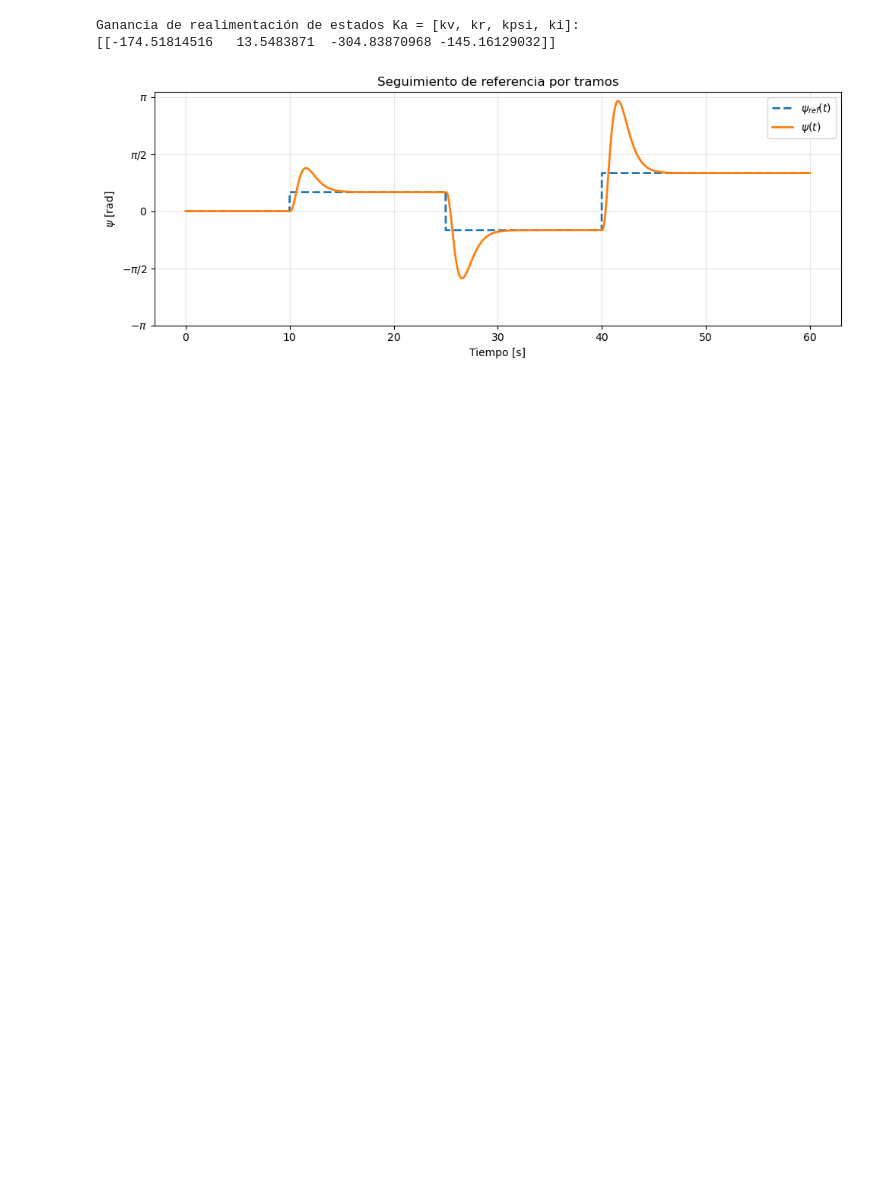
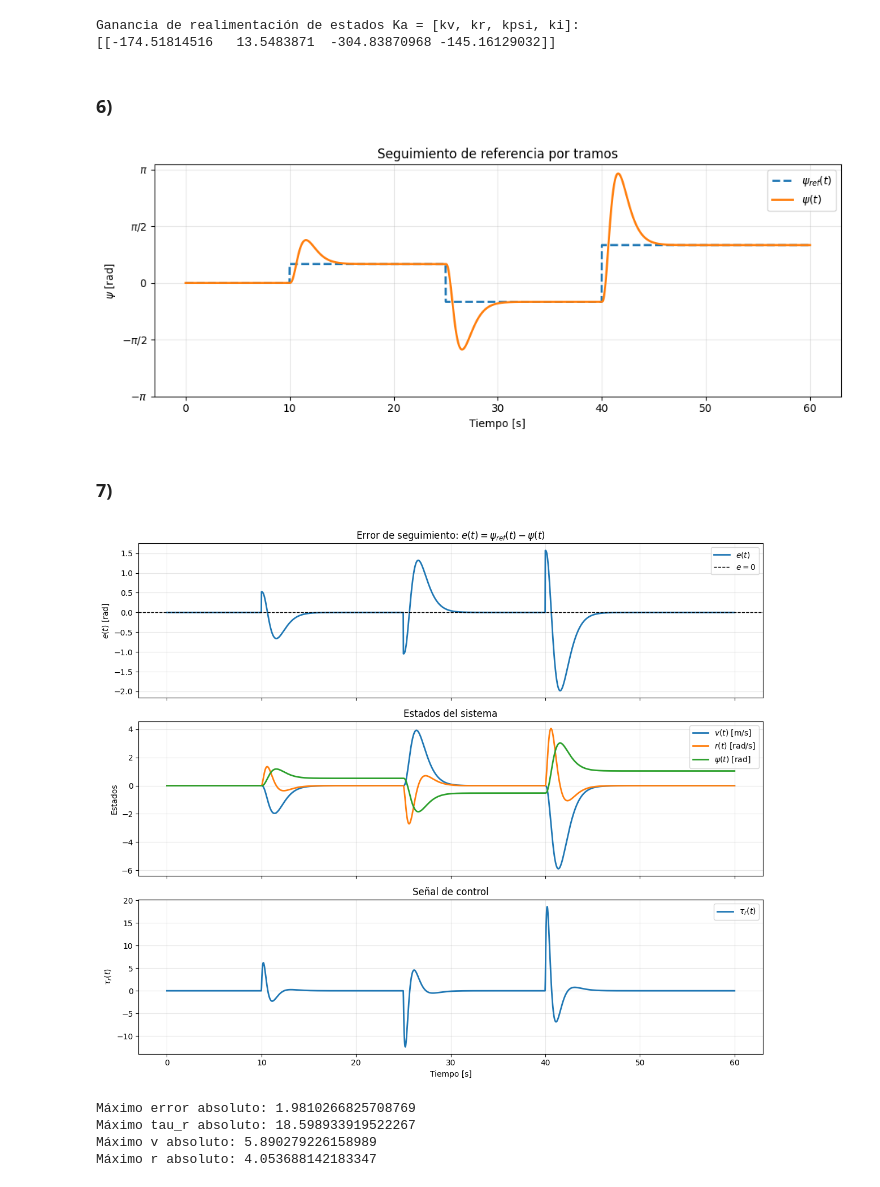
Before and after one commit to teomk/Control-TP2, a Jupyter notebook: parteA.ipynb, the cells around one changed output. Drawn from its saved outputs; the diff is of its cells as text; code cells hidden in the pictures; blank space fills up the shorter version.

```diff
--- a/parteA.ipynb
+++ b/parteA.ipynb
@@ -92,6 +94,8 @@ A_a = np.hstack([
 
 B_a = np.vstack([B, np.array([[0]])])
 
+E_a = np.array([[0], [0], [0], [1]])
+
 utils.check_controllability(A_a, B_a)
 # %% [output]
 Matriz de controlabilidad:
@@ -119,12 +123,9 @@ print(Ka)
 # %% [output]
 Ganancia de realimentación de estados Ka = [kv, kr, kpsi, ki]:
 [[-174.51814516   13.5483871  -304.83870968 -145.16129032]]
+# %% [markdown]
+### 6)
 # %%
-import control as ctrl
-import matplotlib.pyplot as plt
-import numpy as np
-
-
 T = np.linspace(0, 60, 3001)
 X0 = np.array([0.0, 0.0, 0.0, 0.0])
 
@@ -153,4 +154,62 @@ plt.yticks(
 plt.tight_layout()
 plt.show()
 # %% [output]
-[figure, old version]
+[figure, new version]
+# %% [markdown]
+### 7)
+# %%
+# Estados simulados
+v = yout[0, :]
+r = yout[1, :]
+psi = yout[2, :]
+xi = yout[3, :]
+
+# Error de seguimiento
+e = psi_ref - psi
+
+# Señal de control: tau_r = -Ka * xa
+tau_r = -(Ka @ yout).flatten()
+# %%
+fig, axs = plt.subplots(3, 1, figsize=(12, 10), sharex=True)
+
+# Error de seguimiento
+axs[0].plot(T_sim, e, linewidth=2, label=r'$e(t)$')
+axs[0].axhline(0, color='black', linestyle='--', linewidth=1, label=r'$e=0$')
+axs[0].set_ylabel(r'$e(t)$ [rad]')
+axs[0].set_title(r'Error de seguimiento: $e(t)=\psi_{ref}(t)-\psi(t)$')
+axs[0].grid(True, alpha=0.3)
+axs[0].legend()
+
+# Estados del sistema
+axs[1].plot(T_sim, v, label=r'$v(t)$ [m/s]', linewidth=2)
+axs[1].plot(T_sim, r, label=r'$r(t)$ [rad/s]', linewidth=2)
+axs[1].plot(T_sim, psi, label=r'$\psi(t)$ [rad]', linewidth=2)
+# axs[1].plot(T_sim, psi_ref, '--', label=r'$\psi_{ref}(t)$ [rad]', linewidth=2)
+axs[1].set_ylabel('Estados')
+axs[1].set_title('Estados del sistema')
+axs[1].legend()
+axs[1].grid(True, alpha=0.3)
+axs[1].legend()
+
+# Señal de control
+axs[2].plot(T_sim, tau_r, linewidth=2, label=r'$\tau_r(t)$')
+axs[2].set_xlabel('Tiempo [s]')
+axs[2].set_ylabel(r'$\tau_r(t)$')
+axs[2].set_title('Señal de control')
+axs[2].grid(True, alpha=0.3)
+axs[2].legend()
+
+plt.tight_layout()
+plt.show()
+# %% [output]
+[figure, added]
+# %%
+print("Máximo error absoluto:", np.max(np.abs(e)))
+print("Máximo tau_r absoluto:", np.max(np.abs(tau_r)))
+print("Máximo v absoluto:", np.max(np.abs(v)))
+print("Máximo r absoluto:", np.max(np.abs(r)))
+# %% [output]
+Máximo error absoluto: 1.9810266825708769
+Máximo tau_r absoluto: 18.598933919522267
+Máximo v absoluto: 5.890279226158989
+Máximo r absoluto: 4.053688142183347
```
Also changed, not shown: parts of 8 cells of this notebook, 2 other files.
